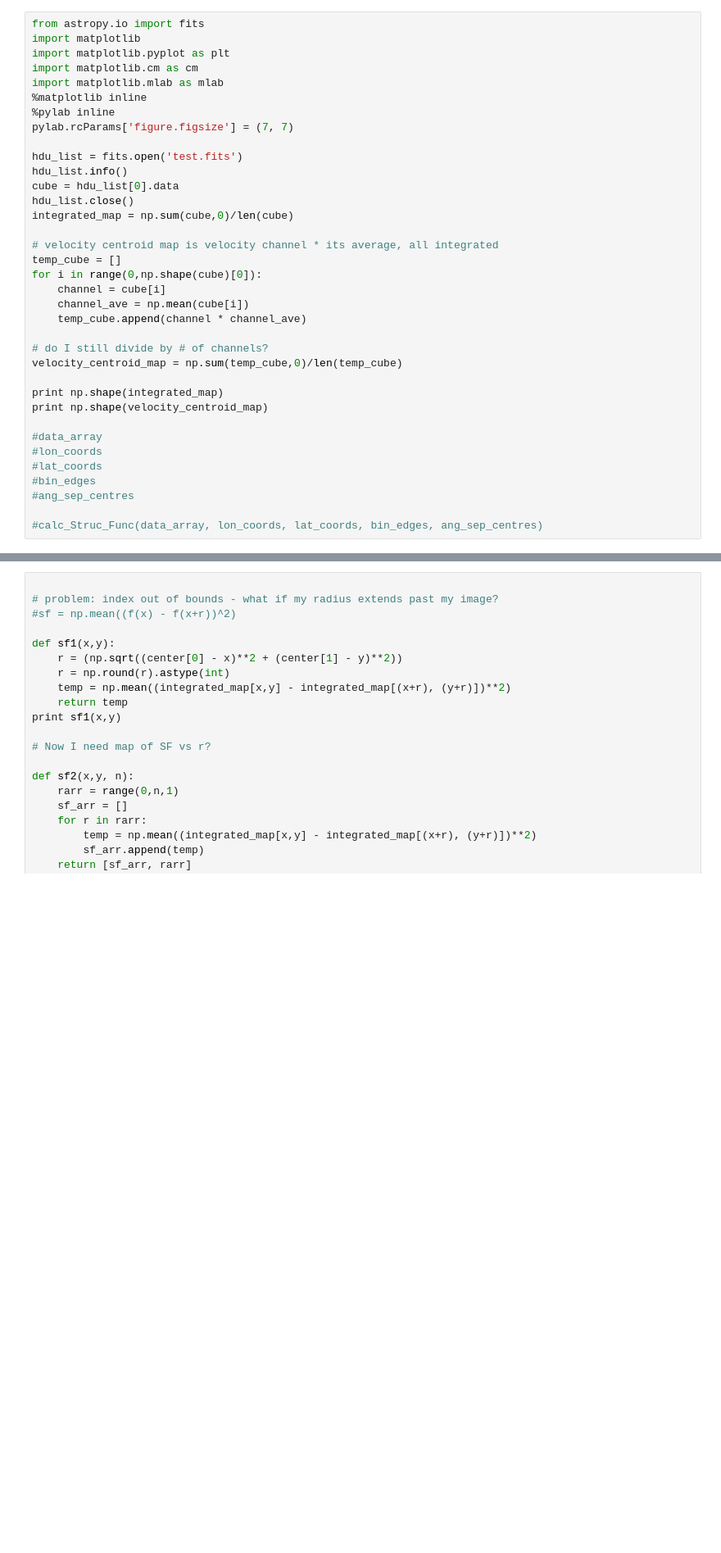
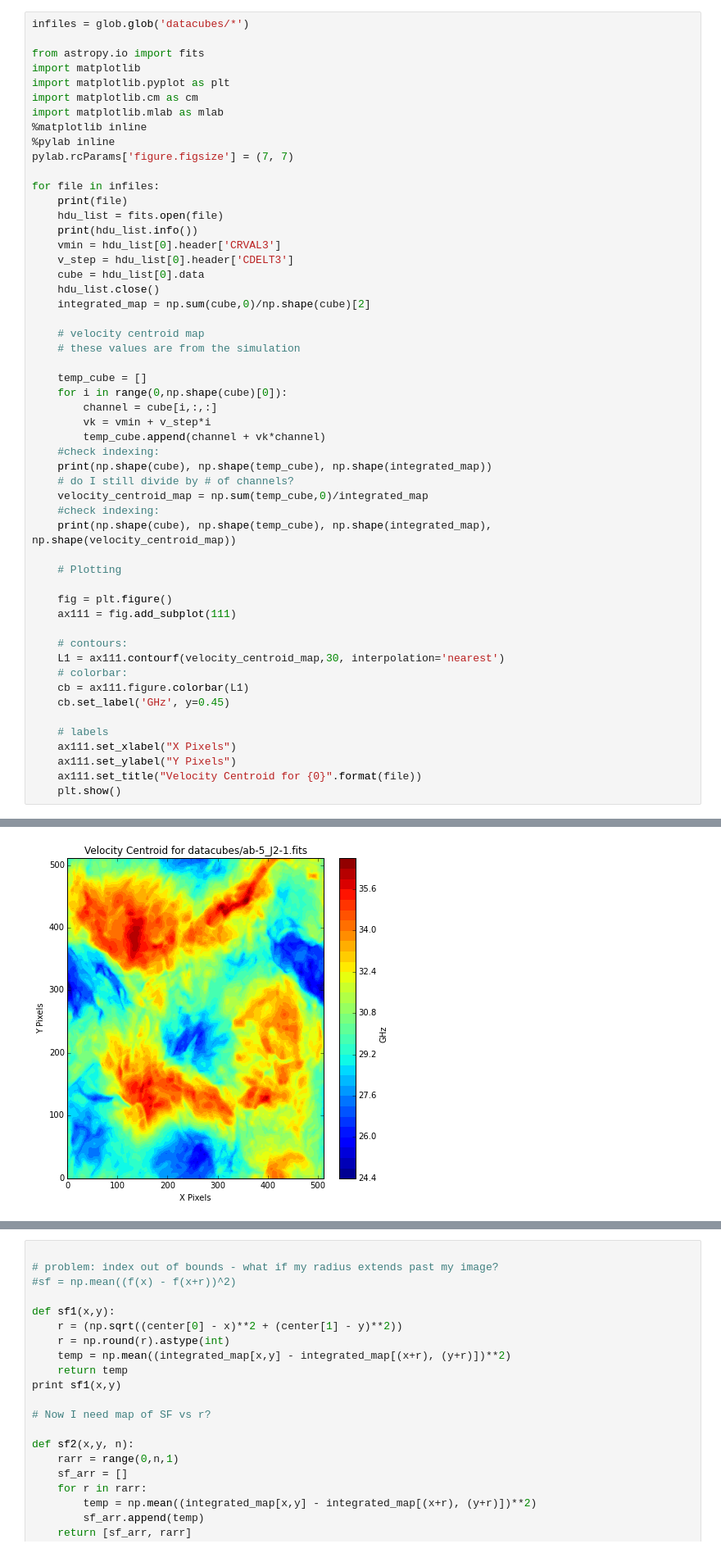
Before and after one commit to meljrose/velocity_anisotropy, a Jupyter notebook: Structure Function.ipynb, the cells around one changed output, grey strips where cells are left out. Shown at 82% size. Drawn from its saved outputs; the diff is of its cells as text; blank space fills up the shorter version.

```diff
--- a/Structure Function.ipynb
+++ b/Structure Function.ipynb
@@ -273,4 +182,6 @@ def calc_Struc_Func(data_array, lon_coords, lat_coords, bin_edges,\
 # %%
+infiles = glob.glob('datacubes/*')
+
 from astropy.io import fits
 import matplotlib
 import matplotlib.pyplot as plt
@@ -280,31 +191,46 @@ import matplotlib.mlab as mlab
 %pylab inline
 pylab.rcParams['figure.figsize'] = (7, 7)
 
-hdu_list = fits.open('test.fits')
-hdu_list.info()
-cube = hdu_list[0].data
-hdu_list.close()
-integrated_map = np.sum(cube,0)/len(cube)
+for file in infiles:
+    print(file)
+    hdu_list = fits.open(file)
+    print(hdu_list.info())
+    vmin = hdu_list[0].header['CRVAL3']
+    v_step = hdu_list[0].header['CDELT3']
+    cube = hdu_list[0].data
+    hdu_list.close()
+    integrated_map = np.sum(cube,0)/np.shape(cube)[2]
 
-# velocity centroid map is velocity channel * its average, all integrated
-temp_cube = []
-for i in range(0,np.shape(cube)[0]):
-    channel = cube[i]
-    channel_ave = np.mean(cube[i])
-    temp_cube.append(channel * channel_ave)
+    # velocity centroid map
+    # these values are from the simulation
 
-# do I still divide by # of channels?
-velocity_centroid_map = np.sum(temp_cube,0)/len(temp_cube)
+    temp_cube = []
+    for i in range(0,np.shape(cube)[0]):
+        channel = cube[i,:,:]
+        vk = vmin + v_step*i
+        temp_cube.append(channel + vk*channel)
+    #check indexing:
+    print(np.shape(cube), np.shape(temp_cube), np.shape(integrated_map))
+    # do I still divide by # of channels?
+    velocity_centroid_map = np.sum(temp_cube,0)/integrated_map
+    #check indexing:
+    print(np.shape(cube), np.shape(temp_cube), np.shape(integrated_map), np.shape(velocity_centroid_map))
 
-print np.shape(integrated_map)
-print np.shape(velocity_centroid_map)
+    # Plotting
 
-#data_array
-#lon_coords
-#lat_coords
-#bin_edges
-#ang_sep_centres
+    fig = plt.figure()
+    ax111 = fig.add_subplot(111)
 
-#calc_Struc_Func(data_array, lon_coords, lat_coords, bin_edges, ang_sep_centres)
+    # contours:
+    L1 = ax111.contourf(velocity_centroid_map,30, interpolation='nearest')
+    # colorbar:
+    cb = ax111.figure.colorbar(L1)
+    cb.set_label('GHz', y=0.45)
+
+    # labels
+    ax111.set_xlabel("X Pixels")
+    ax111.set_ylabel("Y Pixels")
+    ax111.set_title("Velocity Centroid for {0}".format(file))
+    plt.show()
 # %% [output]
 Populating the interactive namespace from numpy and matplotlib
@@ -316,0 +244 @@ No.    Name         Type      Cards   Dimensions   Format
+[figure, added]
```
Also changed, not shown: parts of 14 cells of this notebook.
